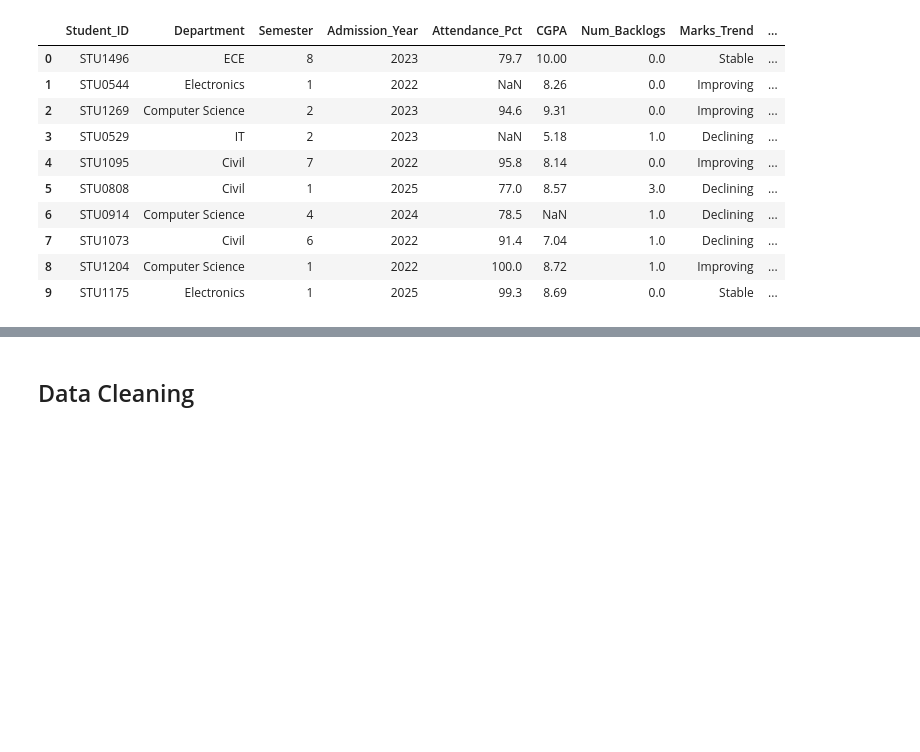
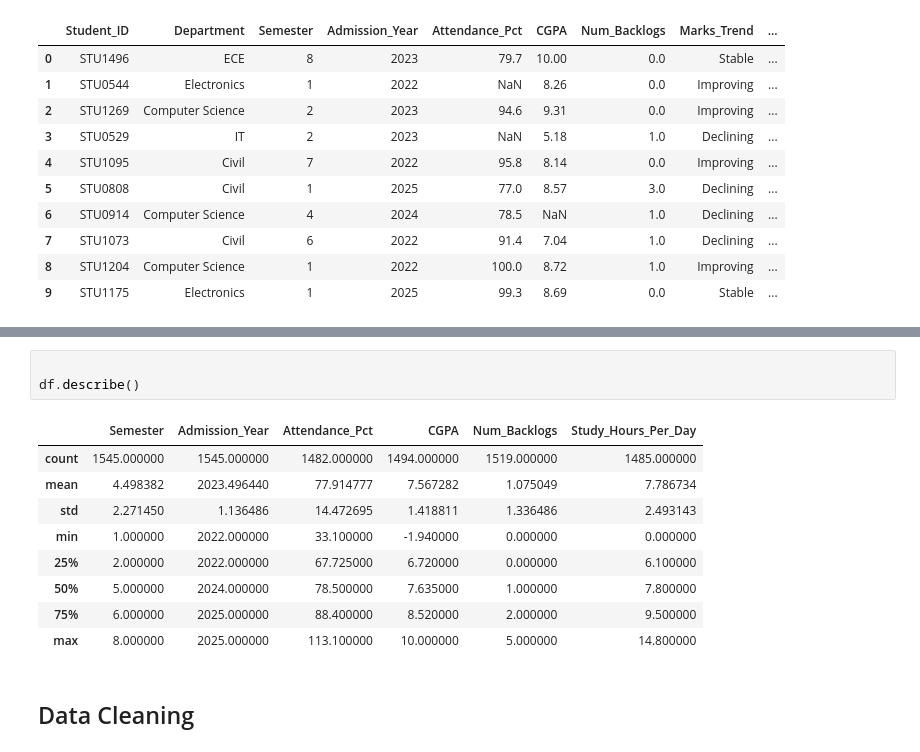
Before and after one commit to shivanshh-oo/Student_Performance_Analytics, a Jupyter notebook: notebooks/student_performance_attendance_analytics.ipynb, the cells around one changed output, grey strips where cells are left out. Saved outputs shown, nothing was run; the diff lists cells and outputs as text; blank space fills up the shorter version.

```diff
--- a/notebooks/student_performance_attendance_analytics.ipynb
+++ b/notebooks/student_performance_attendance_analytics.ipynb
@@ -39,3 +58,16 @@ Dataset shape: (1545, 9)
+# %%
+
+df.describe()
+# %% [output]
+|  | Semester | Admission_Year | Attendance_Pct | CGPA | Num_Backlogs | Study_Hours_Per_Day |
+| count | 1545.000000 | 1545.000000 | 1482.000000 | 1494.000000 | 1519.000000 | 1485.000000 |
+| mean | 4.498382 | 2023.496440 | 77.914777 | 7.567282 | 1.075049 | 7.786734 |
+| std | 2.271450 | 1.136486 | 14.472695 | 1.418811 | 1.336486 | 2.493143 |
+| min | 1.000000 | 2022.000000 | 33.100000 | -1.940000 | 0.000000 | 0.000000 |
+| 25% | 2.000000 | 2022.000000 | 67.725000 | 6.720000 | 0.000000 | 6.100000 |
+| 50% | 5.000000 | 2024.000000 | 78.500000 | 7.635000 | 1.000000 | 7.800000 |
+| 75% | 6.000000 | 2025.000000 | 88.400000 | 8.520000 | 2.000000 | 9.500000 |
+| max | 8.000000 | 2025.000000 | 113.100000 | 10.000000 | 5.000000 | 14.800000 |
 # %% [markdown]
 ## Data Cleaning
 # %%
```
Also changed, not shown: parts of 1 cell of this notebook.
